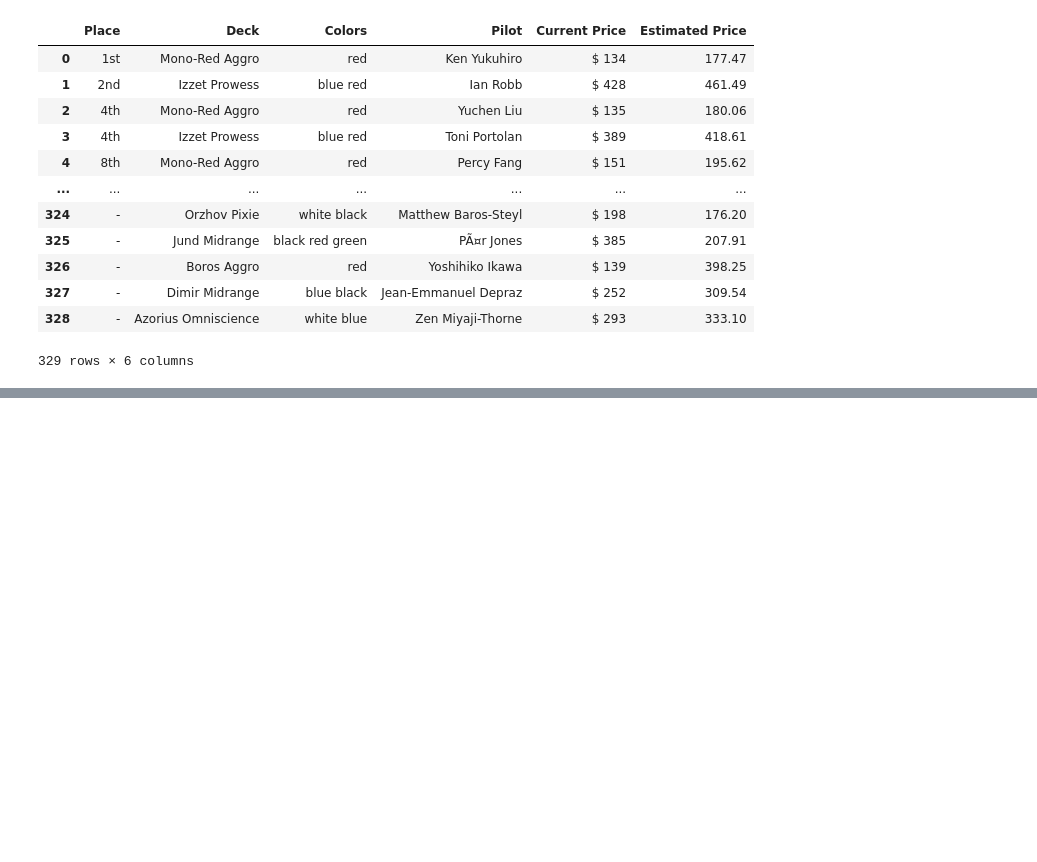
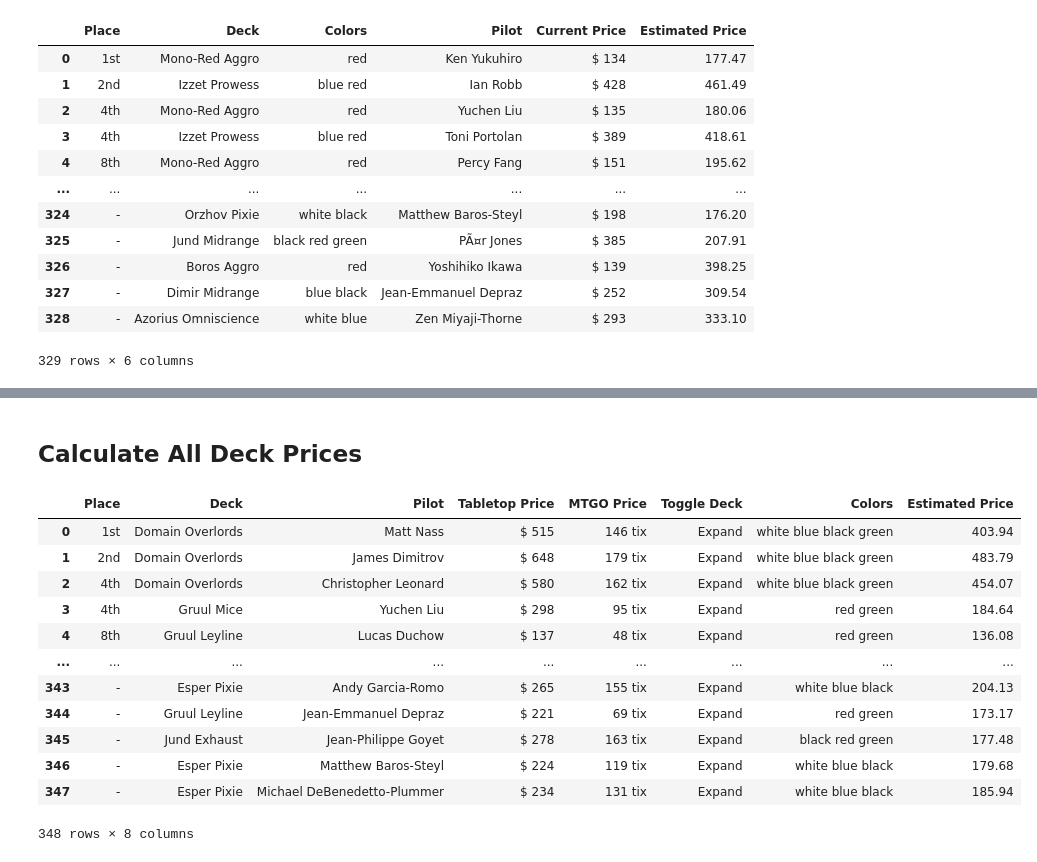
Before and after one commit to william-wilhoite/mtg-tournament-expenses, a Jupyter notebook: final_fantasy.ipynb, the cells around one changed output, grey strips where cells are left out. Cells and saved outputs as stored; diff of their text form; code cells hidden in the pictures; blank space fills up the shorter version.

```diff
--- a/final_fantasy.ipynb
+++ b/final_fantasy.ipynb
@@ -574,0 +561,2 @@ tournament_prices_df
+# %%
+decked_events = []
@@ -574,0 +607,2 @@ tournament_prices_df
+# %%
+grabbed_tournaments = []
@@ -574,0 +803,25 @@ tournament_prices_df
+# %% [markdown]
+## Calculate All Deck Prices
+# %%
+deck_price_lists_dict = {}
+tournament_prices_dfs  = {}
+
+
+for event, decks in decks_dfs.items():
+  deck_price_lists_dict[event] = []
+  for number, deck in enumerate(decks):
+    deck = deck[['card name', 'count' ]] # gets rid of previous low cost column
+    deck = deck.merge(low_price_df, on='card name')
+    deck['Total Cost'] = ''
+
+    warnings.simplefilter('ignore')
+    for index, row in deck.iterrows():
+      deck['Total Cost'][index] = round(
+        int(row['count']) * row['low price'],
+        2
+      )
+
+    deck_price_lists_dict[event].append( round(deck['Total Cost'].sum(), 2) )
+    decks_dfs[event][number] = deck
+
+    warnings.resetwarnings()
@@ -574,0 +831,26 @@ tournament_prices_df
+# %%
+## work on
+
+for event, deck_prices in deck_price_lists_dict.items():
+  temp_df = pd.DataFrame( {'Estimated Price' : deck_prices} )
+  tournament_prices_dfs[event] = pd.concat(
+    [ tournament_dfs[event], temp_df ], axis = 1
+  )
+
+  tournament_prices_dfs[event]
+# %%
+tournament_prices_dfs['aetherdrift']
+# %% [output]
+|  | Place | Deck | Pilot | Tabletop Price | MTGO Price | Toggle Deck | Colors | Estimated Price |
+| 0 | 1st | Domain Overlords | Matt Nass | $ 515 | 146 tix | Expand | white blue black green | 403.94 |
+| 1 | 2nd | Domain Overlords | James Dimitrov | $ 648 | 179 tix | Expand | white blue black green | 483.79 |
+| 2 | 4th | Domain Overlords | Christopher Leonard | $ 580 | 162 tix | Expand | white blue black green | 454.07 |
+| 3 | 4th | Gruul Mice | Yuchen Liu | $ 298 | 95 tix | Expand | red green | 184.64 |
+| 4 | 8th | Gruul Leyline | Lucas Duchow | $ 137 | 48 tix | Expand | red green | 136.08 |
+| ... | ... | ... | ... | ... | ... | ... | ... | ... |
+| 343 | - | Esper Pixie | Andy Garcia-Romo | $ 265 | 155 tix | Expand | white blue black | 204.13 |
+| 344 | - | Gruul Leyline | Jean-Emmanuel Depraz | $ 221 | 69 tix | Expand | red green | 173.17 |
+| 345 | - | Jund Exhaust | Jean-Philippe Goyet | $ 278 | 163 tix | Expand | black red green | 177.48 |
+| 346 | - | Esper Pixie | Matthew Baros-Steyl | $ 224 | 119 tix | Expand | white blue black | 179.68 |
+| 347 | - | Esper Pixie | Michael DeBenedetto-Plummer | $ 234 | 131 tix | Expand | white blue black | 185.94 |
+348 rows × 8 columns
```
Also changed, not shown: parts of 19 cells of this notebook, 3 other files.
